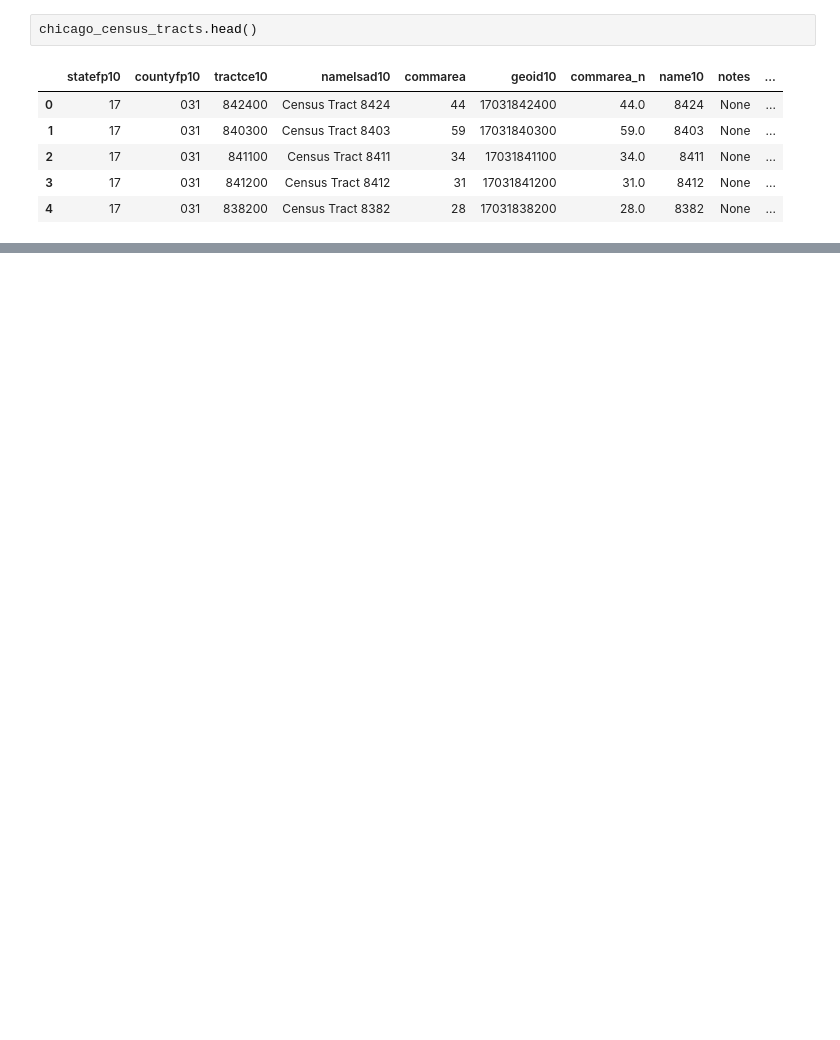
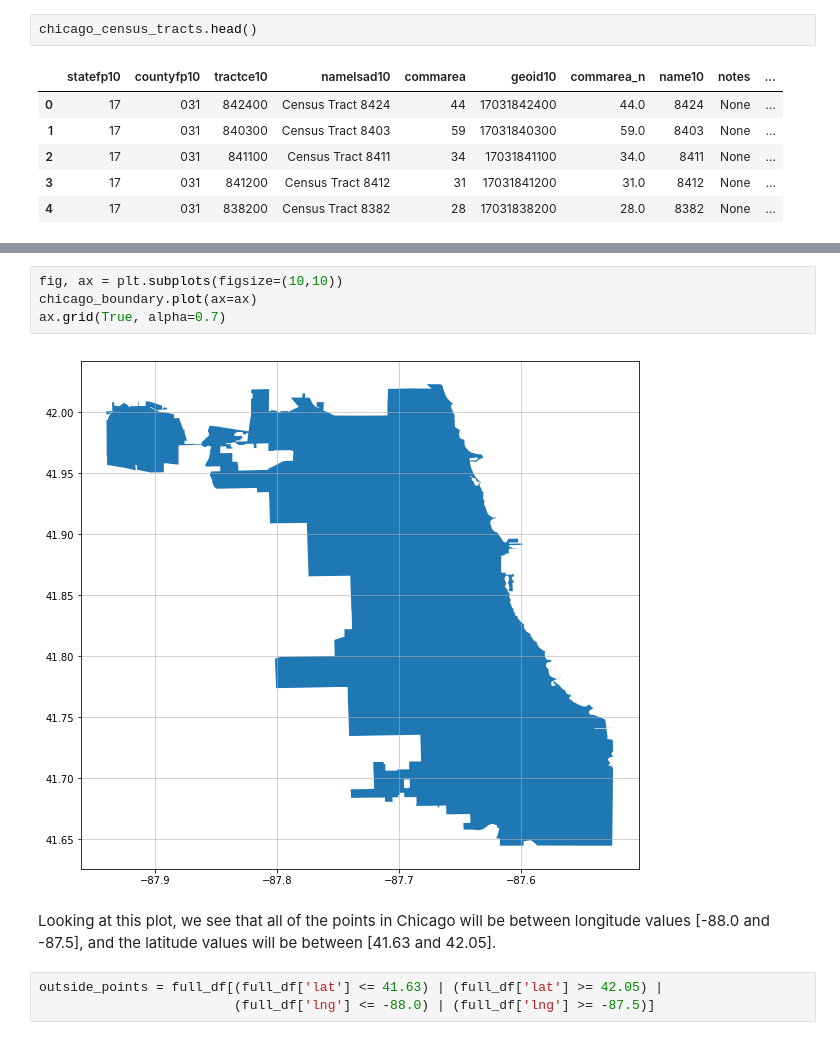
Before and after one commit to propublica/il-tickets-notebooks, a Jupyter notebook: Aggregating_by_Census_Tract.ipynb, the cells around one changed output, grey strips where cells are left out. Saved outputs shown, nothing was run; the diff lists cells and outputs as text; blank space fills up the shorter version.

```diff
--- a/Aggregating_by_Census_Tract.ipynb
+++ b/Aggregating_by_Census_Tract.ipynb
@@ -137,0 +189,11 @@ subset_df[['geometry']]
+# %%
+fig, ax = plt.subplots(figsize=(10,10))
+chicago_boundary.plot(ax=ax)
+ax.grid(True, alpha=0.7)
+# %% [output]
+[figure, added]
+# %% [markdown]
+Looking at this plot, we see that all of the points in Chicago will be between longitude values [-88.0 and -87.5], and the latitude values will be between [41.63 and 42.05].
+# %%
+outside_points = full_df[(full_df['lat'] <= 41.63) | (full_df['lat'] >= 42.05) |
+                         (full_df['lng'] <= -88.0) | (full_df['lng'] >= -87.5)]
```
Also changed, not shown: parts of 43 cells of this notebook, 4 other files.
